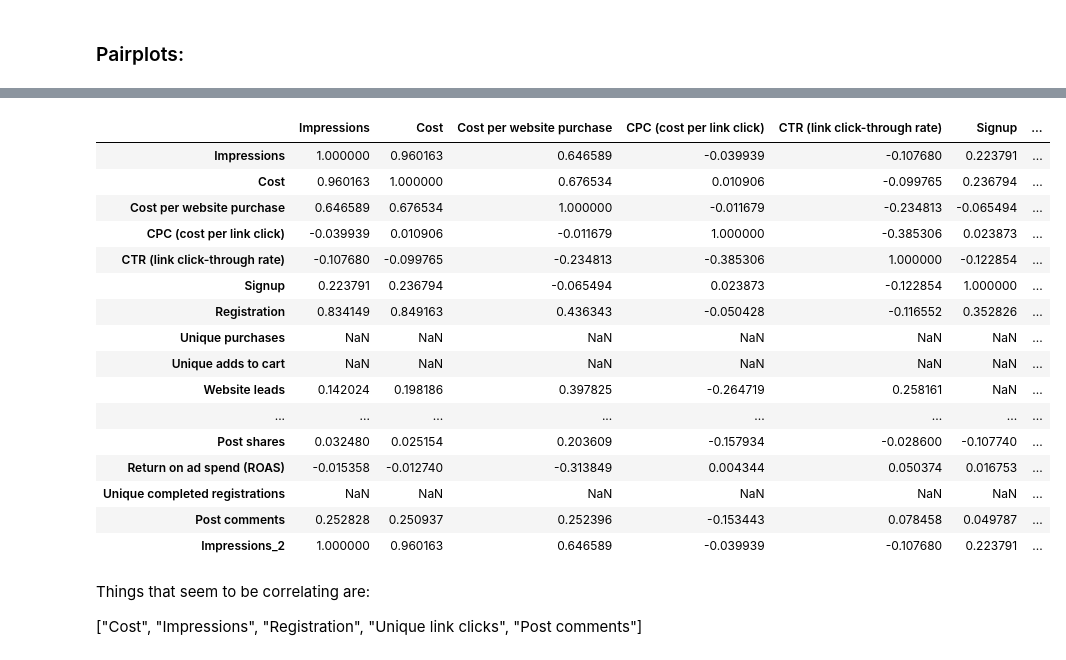
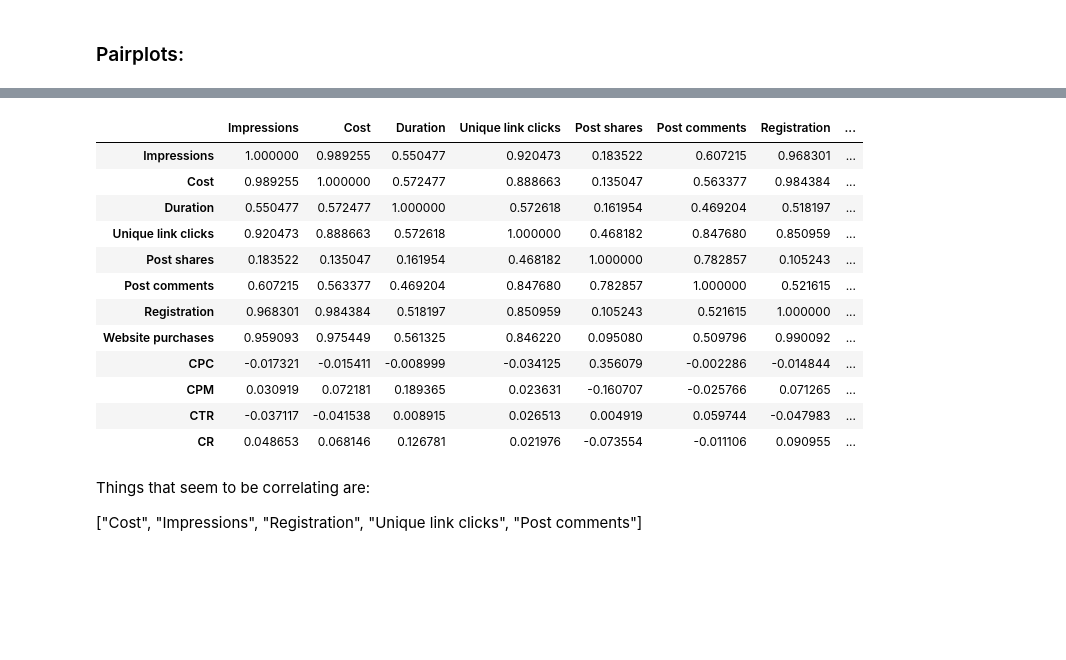
Before and after one commit to Lucas-LDN/Data_Curious_, a Jupyter notebook: First Project/Second analysis | New Data.ipynb, the cells around one changed output, grey strips where cells are left out. Saved outputs shown, nothing was run; the diff lists cells and outputs as text; code cells hidden in the pictures; blank space fills up the shorter version.

```diff
--- a/First Project/Second analysis | New Data.ipynb
+++ b/First Project/Second analysis | New Data.ipynb
@@ -193,3 +121,0 @@ pandas.core.frame.DataFrame
-# %%
-data["Cost"] = data.Cost.replace("1,009.84", "1009.84")
-data
@@ -215,2 +121,0 @@ data
-# %%
-data["Cost"] = pd.to_numeric(data.Cost)
@@ -378,8 +207,0 @@ data_ad[(data_ad["Unique link clicks"] < 1) &
-# %%
-#For Loop:
-for row in data_ad:
-    if data_ad["Unique link clicks"][row] >= 1:
-        data_ad["CR"]= data_ad.Registration / data_ad["Unique link clicks"]
-    else:
-        data_ad["Unique link clicks"] = 0
-#    data_ad["CR"] = calculate_CR(data_ad[row])
@@ -398,8 +207,0 @@ data_ad["Unique link clicks"][1]
-# %%
-for row in data_ad:
-    if data_ad["Unique link clicks"][row] == 0.0:
-        data_ad["CR"] = 0.0
-    else:
-        data_ad["CR"] = data_ad.Registration / data_ad["Unique link clicks"]
-
-data_ad
@@ -890,23 +556,19 @@ Index(['Impressions', 'Unique link clicks', 'Post shares', 'Cost',
 # %%
-data.corr(method ='pearson')
+data_ad.corr(method ='pearson')
 # %% [output]
-|  | Impressions | Cost | Cost per website purchase | CPC (cost per link click) | CTR (link click-through rate) | Signup | ... |
-| Impressions | 1.000000 | 0.960163 | 0.646589 | -0.039939 | -0.107680 | 0.223791 | ... |
-| Cost | 0.960163 | 1.000000 | 0.676534 | 0.010906 | -0.099765 | 0.236794 | ... |
-| Cost per website purchase | 0.646589 | 0.676534 | 1.000000 | -0.011679 | -0.234813 | -0.065494 | ... |
-| CPC (cost per link click) | -0.039939 | 0.010906 | -0.011679 | 1.000000 | -0.385306 | 0.023873 | ... |
-| CTR (link click-through rate) | -0.107680 | -0.099765 | -0.234813 | -0.385306 | 1.000000 | -0.122854 | ... |
-| Signup | 0.223791 | 0.236794 | -0.065494 | 0.023873 | -0.122854 | 1.000000 | ... |
-| Registration | 0.834149 | 0.849163 | 0.436343 | -0.050428 | -0.116552 | 0.352826 | ... |
-| Unique purchases | NaN | NaN | NaN | NaN | NaN | NaN | ... |
-| Unique adds to cart | NaN | NaN | NaN | NaN | NaN | NaN | ... |
-| Website leads | 0.142024 | 0.198186 | 0.397825 | -0.264719 | 0.258161 | NaN | ... |
-| ... | ... | ... | ... | ... | ... | ... | ... |
-| Post shares | 0.032480 | 0.025154 | 0.203609 | -0.157934 | -0.028600 | -0.107740 | ... |
-| Return on ad spend (ROAS) | -0.015358 | -0.012740 | -0.313849 | 0.004344 | 0.050374 | 0.016753 | ... |
-| Unique completed registrations | NaN | NaN | NaN | NaN | NaN | NaN | ... |
-| Post comments | 0.252828 | 0.250937 | 0.252396 | -0.153443 | 0.078458 | 0.049787 | ... |
-| Impressions_2 | 1.000000 | 0.960163 | 0.646589 | -0.039939 | -0.107680 | 0.223791 | ... |
+|  | Impressions | Cost | Duration | Unique link clicks | Post shares | Post comments | Registration | ... |
+| Impressions | 1.000000 | 0.989255 | 0.550477 | 0.920473 | 0.183522 | 0.607215 | 0.968301 | ... |
+| Cost | 0.989255 | 1.000000 | 0.572477 | 0.888663 | 0.135047 | 0.563377 | 0.984384 | ... |
+| Duration | 0.550477 | 0.572477 | 1.000000 | 0.572618 | 0.161954 | 0.469204 | 0.518197 | ... |
+| Unique link clicks | 0.920473 | 0.888663 | 0.572618 | 1.000000 | 0.468182 | 0.847680 | 0.850959 | ... |
+| Post shares | 0.183522 | 0.135047 | 0.161954 | 0.468182 | 1.000000 | 0.782857 | 0.105243 | ... |
+| Post comments | 0.607215 | 0.563377 | 0.469204 | 0.847680 | 0.782857 | 1.000000 | 0.521615 | ... |
+| Registration | 0.968301 | 0.984384 | 0.518197 | 0.850959 | 0.105243 | 0.521615 | 1.000000 | ... |
+| Website purchases | 0.959093 | 0.975449 | 0.561325 | 0.846220 | 0.095080 | 0.509796 | 0.990092 | ... |
+| CPC | -0.017321 | -0.015411 | -0.008999 | -0.034125 | 0.356079 | -0.002286 | -0.014844 | ... |
+| CPM | 0.030919 | 0.072181 | 0.189365 | 0.023631 | -0.160707 | -0.025766 | 0.071265 | ... |
+| CTR | -0.037117 | -0.041538 | 0.008915 | 0.026513 | 0.004919 | 0.059744 | -0.047983 | ... |
+| CR | 0.048653 | 0.068146 | 0.126781 | 0.021976 | -0.073554 | -0.011106 | 0.090955 | ... |
 # %% [markdown]
 Things that seem to be correlating are:
 
```
Also changed, not shown: parts of 73 cells of this notebook.
